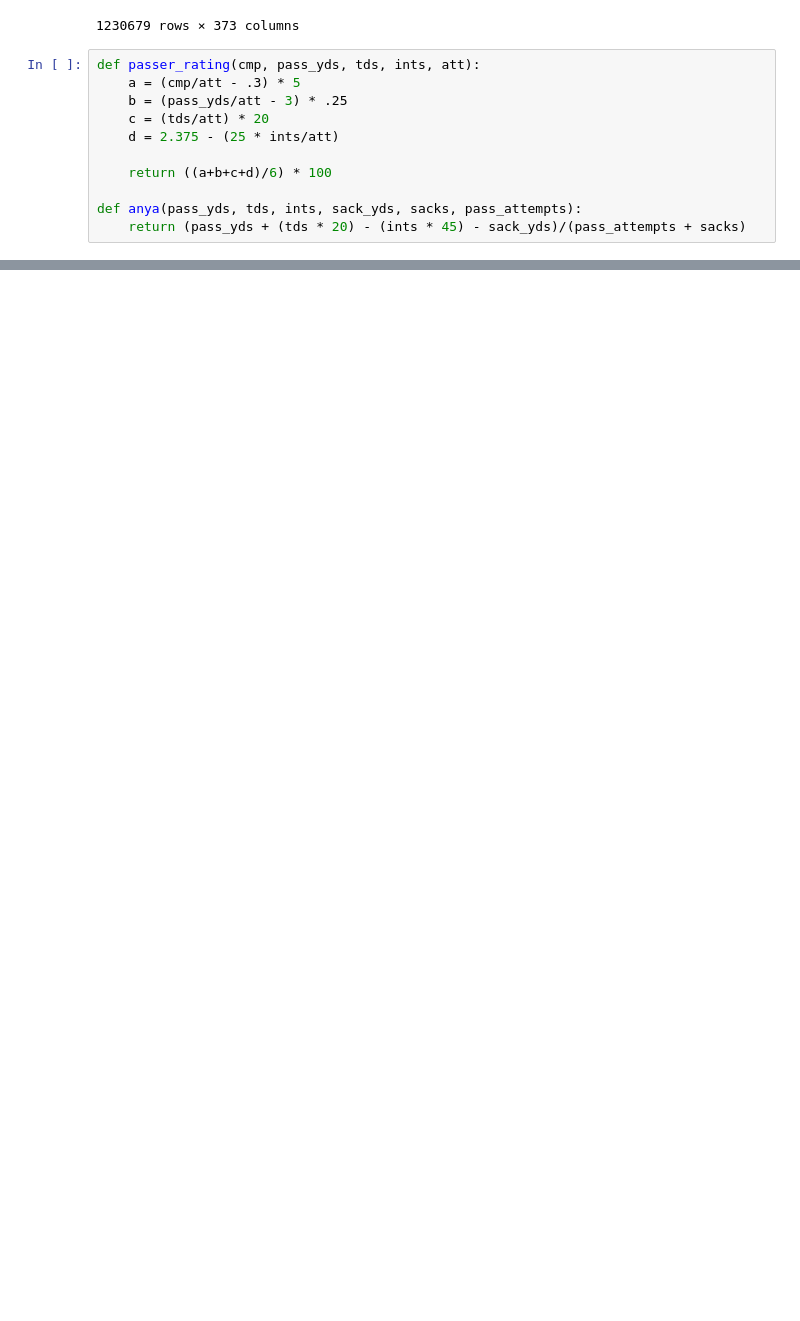
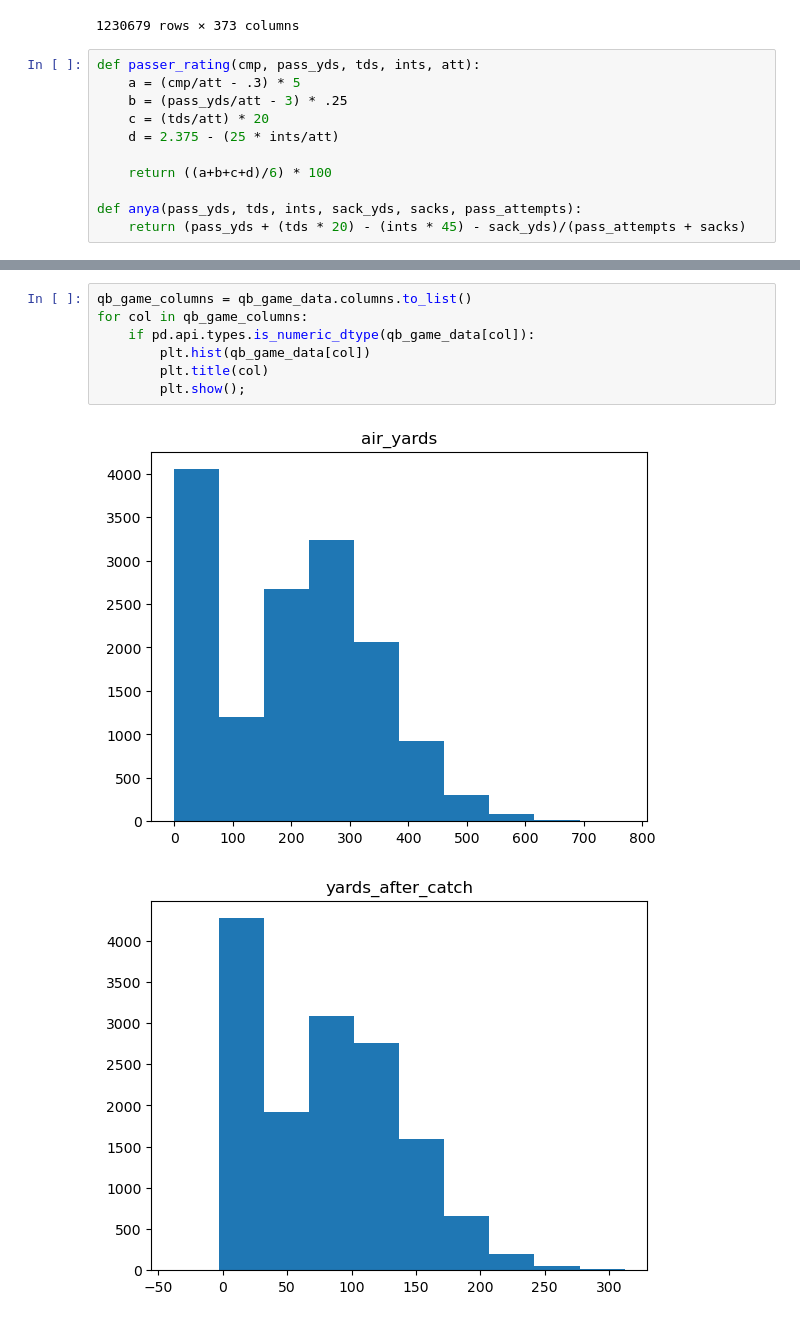
Before and after one commit to alexanderjireland/brock-purdy-mid-course-project, a Jupyter notebook: notebook/EDA_Python.ipynb, the cells around one changed output, grey strips where cells are left out. Drawn from its saved outputs; the diff is of its cells as text; blank space fills up the shorter version.

```diff
--- a/notebook/EDA_Python.ipynb
+++ b/notebook/EDA_Python.ipynb
@@ -78,0 +88,10 @@ qb_game_data.plot(kind='hist', x='qb_epa')
+# %%
+qb_game_columns = qb_game_data.columns.to_list()
+for col in qb_game_columns:
+    if pd.api.types.is_numeric_dtype(qb_game_data[col]):
+        plt.hist(qb_game_data[col])
+        plt.title(col)
+        plt.show();
+# %% [output]
+[figure, added]
+[figure, added]
```
Also changed, not shown: parts of 15 cells of this notebook.
